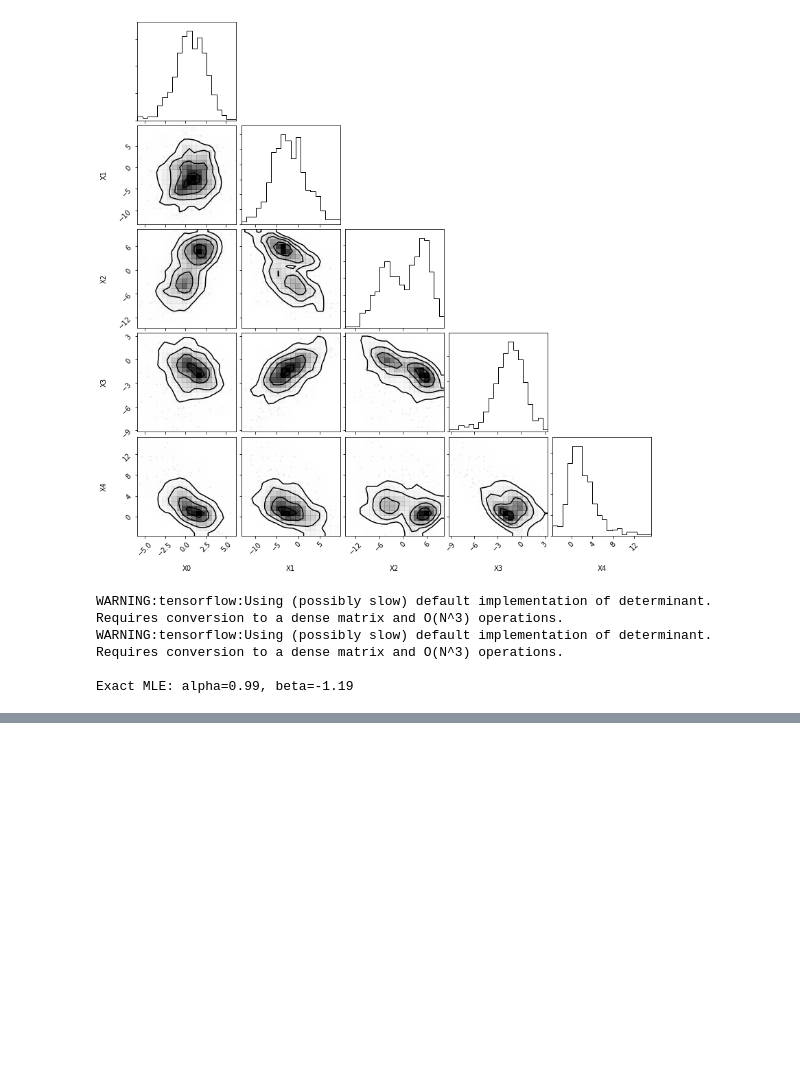
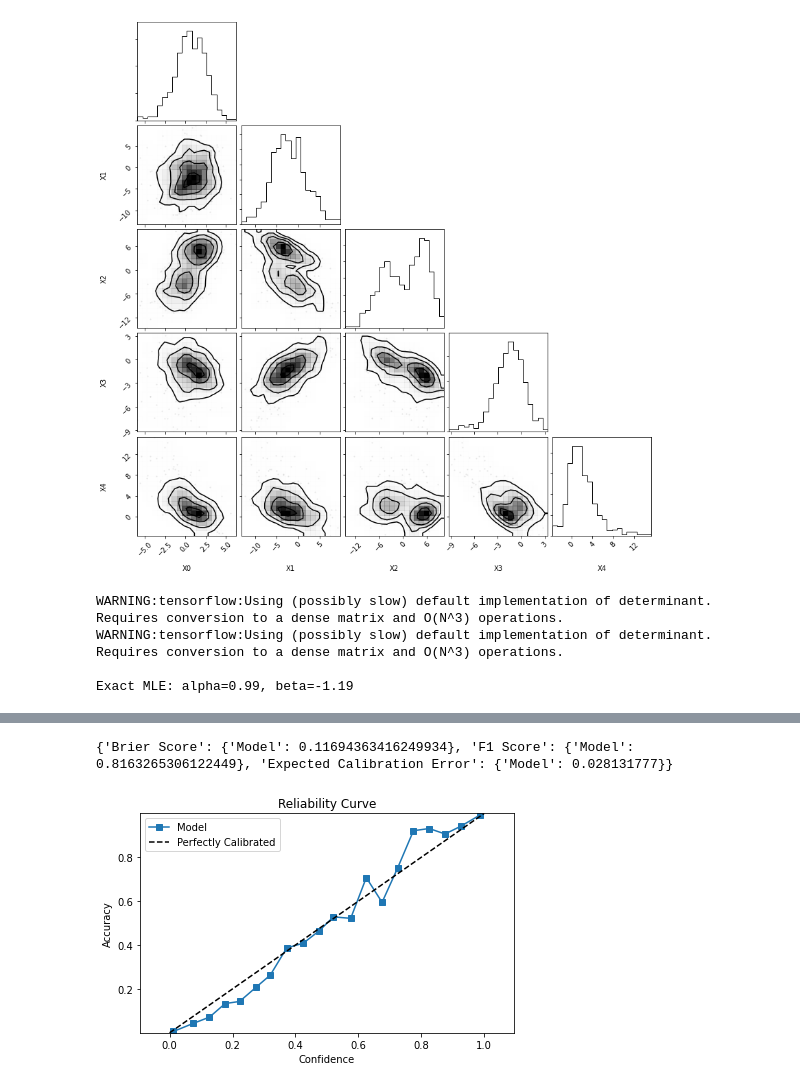
Before and after one commit to cjs220/active_learning_ratio_estimation, a Jupyter notebook: examples/multidim.ipynb, the cells around one changed output, grey strips where cells are left out. Drawn from its saved outputs; the diff is of its cells as text; code cells hidden in the pictures; blank space fills up the shorter version.

```diff
--- a/examples/multidim.ipynb
+++ b/examples/multidim.ipynb
@@ -227,3 +258,8 @@ plt.legend()
 # %%
 from active_learning_ratio_estimation.model.validation import plot_calibration
-plot_calibration(model, dataset=ds, n_data=int(1e3))
+calibration_curves, scores = plot_calibration(model, dataset=ds, n_data=int(1e3), n_bins=20)
+print(scores)
+plt.show()
+# %% [output]
+{'Brier Score': {'Model': 0.11694363416249934}, 'F1 Score': {'Model': 0.8163265306122449}, 'Expected Calibration Error': {'Model': 0.028131777}}
+[figure, added]
```
Also changed, not shown: parts of 8 cells of this notebook.
